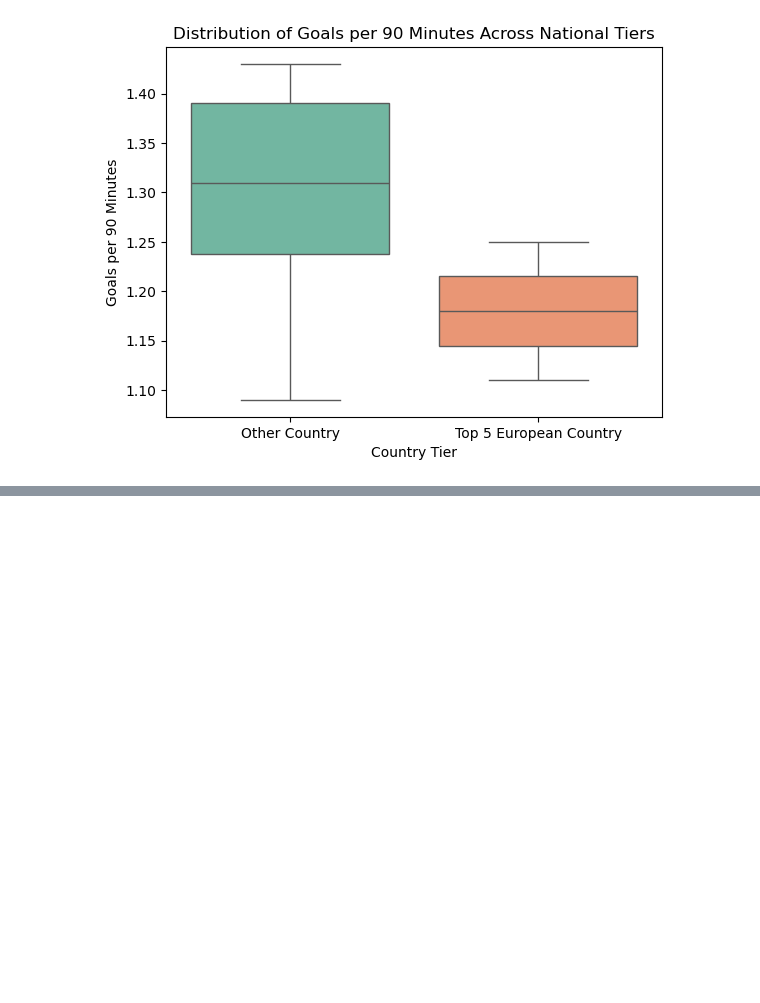
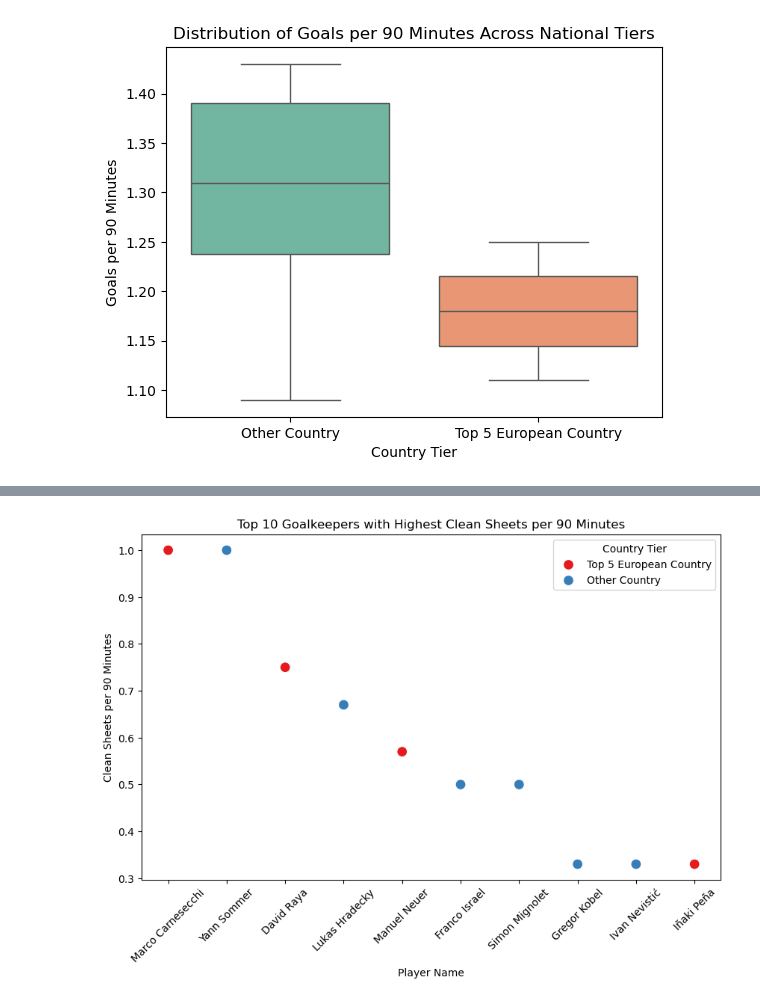
Before and after one commit to AJD1888/ucl-2025-national-performance-analysis, a Jupyter notebook: ucl-2025-national-performace-analysis.ipynb, the cells around one changed output, grey strips where cells are left out. Drawn from its saved outputs; the diff is of its cells as text; code cells hidden in the pictures; blank space fills up the shorter version.

```diff
--- a/ucl-2025-national-performace-analysis.ipynb
+++ b/ucl-2025-national-performace-analysis.ipynb
@@ -452,0 +467,12 @@ Passing `palette` without assigning `hue` is deprecated and will be removed in v
+# %%
+# display the clean sheets per 90 minutes for the top 10 goalkeepers as a scatter plot in the competition
+plt.figure(figsize=(10,6))
+sns.scatterplot(x="player_name", y="Clean Sheets per 90 minutes", hue="Country_tier", data=clean_sheets_per_90, palette="Set1", s=100)
+plt.title("Top 10 Goalkeepers with Highest Clean Sheets per 90 Minutes")
+plt.xlabel("Player Name")
+plt.ylabel("Clean Sheets per 90 Minutes")
+plt.xticks(rotation=45)
+plt.legend(title="Country Tier")
+plt.show()
+# %% [output]
+[figure, added]
```
Also changed, not shown: parts of 1 cell of this notebook, 2 other files.
